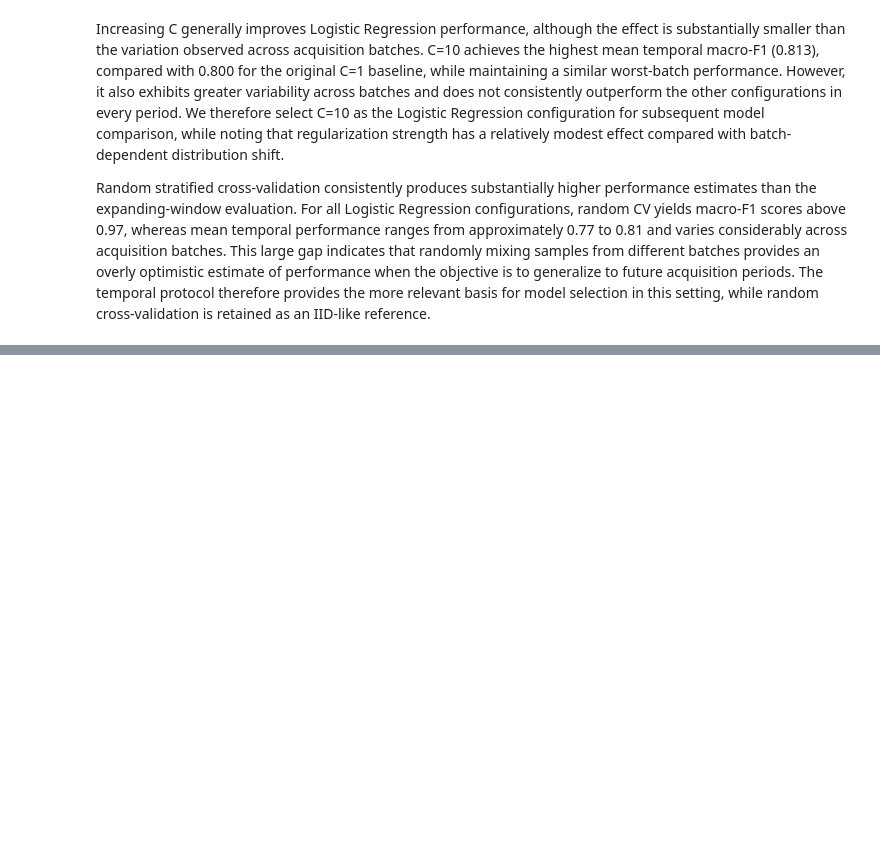
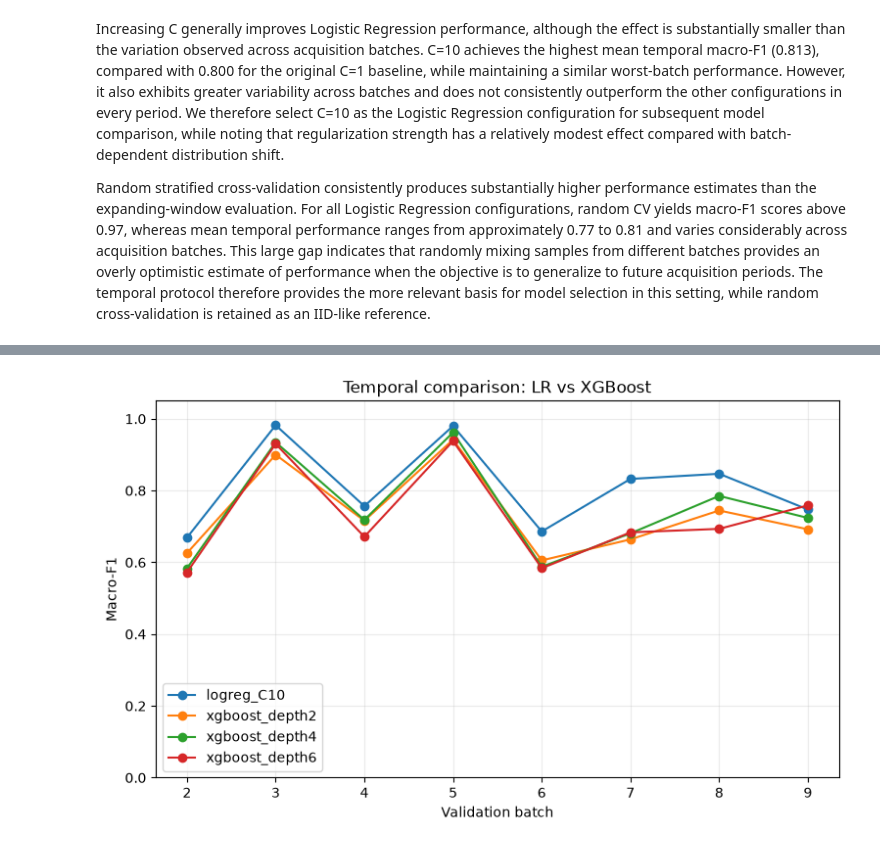
Before and after one commit to adrianfeijoo/gas-sensor-drift-classification, a Jupyter notebook: notebooks/02_model_evaluation.ipynb, the cells around one changed output, grey strips where cells are left out. Saved outputs shown, nothing was run; the diff lists cells and outputs as text; code cells hidden in the pictures; blank space fills up the shorter version.

```diff
--- a/notebooks/02_model_evaluation.ipynb
+++ b/notebooks/02_model_evaluation.ipynb
@@ -480,0 +690,12 @@ Random stratified cross-validation consistently produces substantially higher pe
+# %%
+logreg_selected = (
+    logreg_results[
+        logreg_results["model"] == "logreg_C10"
+    ]
+)
+
+xgboost_summary = temporal_summary(
+    xgboost_results
+)
+
+xgboost_summary
@@ -480,0 +708,15 @@ Random stratified cross-validation consistently produces substantially higher pe
+# %%
+preliminary_comparison = pd.concat(
+    [
+        logreg_selected,
+        xgboost_results,
+    ],
+    ignore_index=True,
+)
+
+plot_temporal_macro_f1(
+    preliminary_comparison,
+    title="Temporal comparison: LR vs XGBoost",
+)
+# %% [output]
+[figure, added]
```
Also changed, not shown: parts of 22 cells of this notebook.
